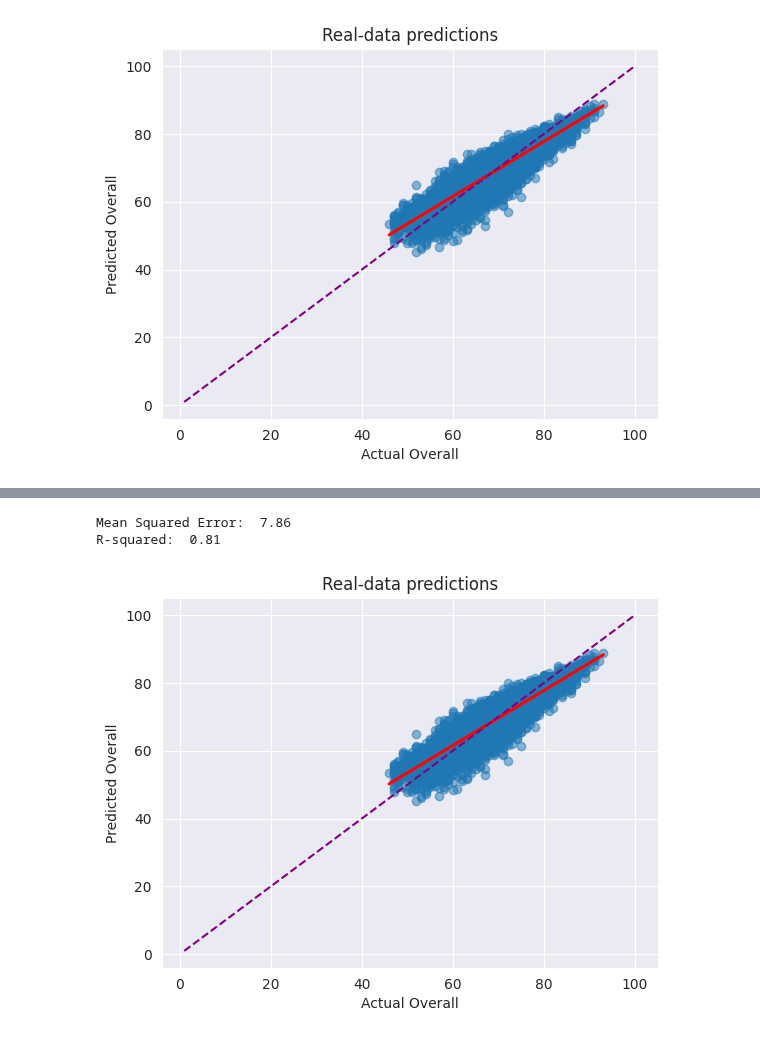
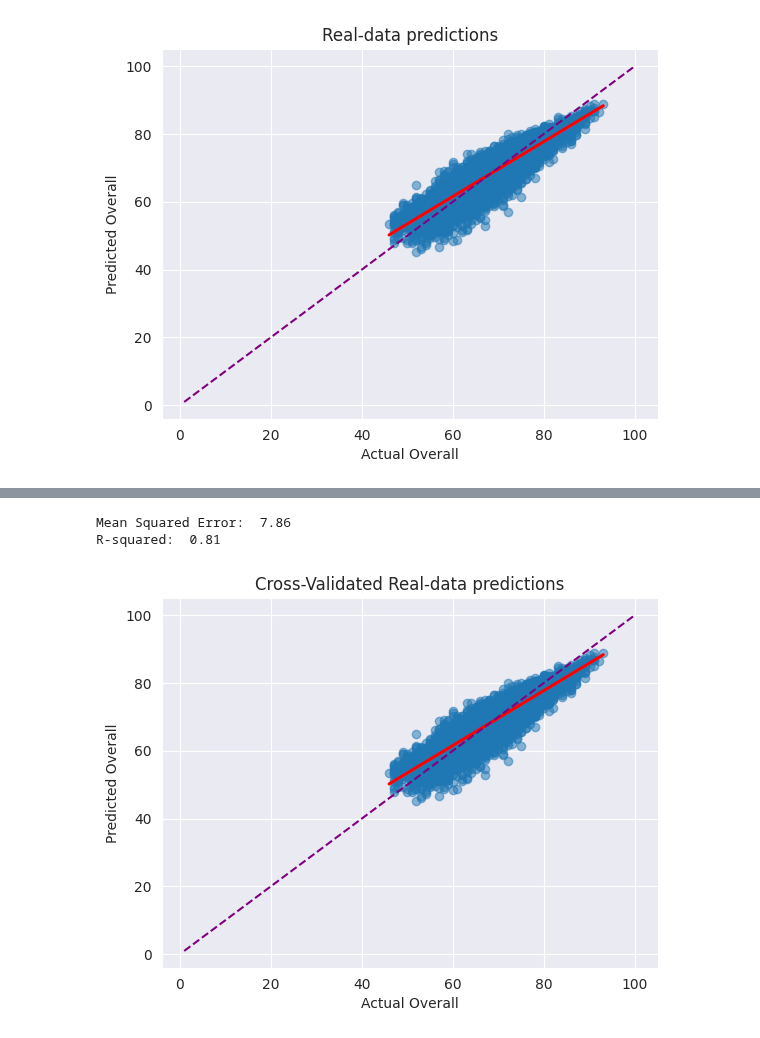
Before and after one commit to zurfil/DataSciencePortfolio, a Jupyter notebook: FIFA/overall_pred.ipynb, the cells around one changed output, grey strips where cells are left out. Cells and saved outputs as stored; diff of their text form; code cells hidden in the pictures.

```diff
--- a/FIFA/overall_pred.ipynb
+++ b/FIFA/overall_pred.ipynb
@@ -15,14 +17,9 @@ old_raw_data.shape
 # %% [output]
 (87642, 65)
 # %%
-old_raw_data.drop(old_raw_data[old_raw_data["Position"] == "GK"].index, inplace=True)
-old_raw_data = old_raw_data.drop(["Photo", "Flag", "Club Logo", "Special", "International Reputation", "Body Type", "Real Face", "Joined",
-                                  "Loaned From","Contract Valid Until", "Release Clause", "Best Position", "Best Overall Rating", "Potential",
-                                  "ID", "Name", "Nationality", "Club", "Value", "Wage", "Preferred Foot", "Weak Foot", "Skill Moves",
-                                  "Work Rate", "Jersey Number", "Height", "Weight", "Position", "Age", "Marking", "GKDiving", "GKHandling",
-                                  "GKKicking", "GKPositioning", "GKReflexes", "DefensiveAwareness"],
-                                 axis=1, inplace=False)
+old_raw_data = drop_personal_data(old_raw_data)
+old_raw_data = drop_goalkeeper_data(old_raw_data)
+old_raw_data = drop_categorical_data(old_raw_data)
 
 old_raw_data.dropna(inplace=True)
-old_raw_data.shape
 # %% [output]
@@ -63,13 +76,10 @@ R-squared:  0.79
 # %%
 pred_data = pd.read_csv("data/FIFA22_official_data.csv")
 
-pred_data.drop(pred_data[pred_data["Position"] == "GK"].index, inplace=True)
-pred_data = pred_data.drop(["Photo", "Flag", "Club Logo", "Special", "International Reputation", "Body Type", "Real Face", "Joined",
-                                  "Loaned From","Contract Valid Until", "Release Clause", "Best Position", "Best Overall Rating", "Potential",
-                                  "ID", "Name", "Nationality", "Club", "Value", "Wage", "Preferred Foot", "Weak Foot", "Skill Moves",
-                                  "Work Rate", "Jersey Number", "Height", "Weight", "Position", "Age", "Marking", "GKDiving", "GKHandling",
-                                  "GKKicking", "GKPositioning", "GKReflexes", "DefensiveAwareness"],
-                                 axis=1, inplace=False)
+pred_data = drop_personal_data(pred_data)
+pred_data = drop_goalkeeper_data(pred_data)
+pred_data = drop_categorical_data(pred_data)
+
 pred_data.dropna(inplace=True)
 
 X_pred = pred_data.drop("Overall", axis=1)
@@ -156,19 +166,19 @@ R-squared:  0.79
 # %%
 y_pred = best_reg.predict(X_pred)
 
 mse = mean_squared_error(labels, y_pred)
 r2 = r2_score(labels, y_pred)
 
 print(f"Mean Squared Error: {mse: .2f}")
 print(f"R-squared: {r2: .2f}")
 
 sns.regplot(x=labels, y=y_pred, scatter_kws={"alpha":0.5}, line_kws={"color": 'red'})
 plt.plot(np.linspace(1, 100, 100), np.linspace(1, 100, 100), color="purple", linestyle="dashed")
 plt.xlabel("Actual Overall")
 plt.ylabel("Predicted Overall")
-plt.title("Real-data predictions")
+plt.title("Cross-Validated Real-data predictions")
 plt.show();
 # %% [output]
 Mean Squared Error:  7.86
 R-squared:  0.81
-[figure, old version]
+[figure, new version]
```
Also changed, not shown: parts of 4 cells of this notebook, 1 other file.
